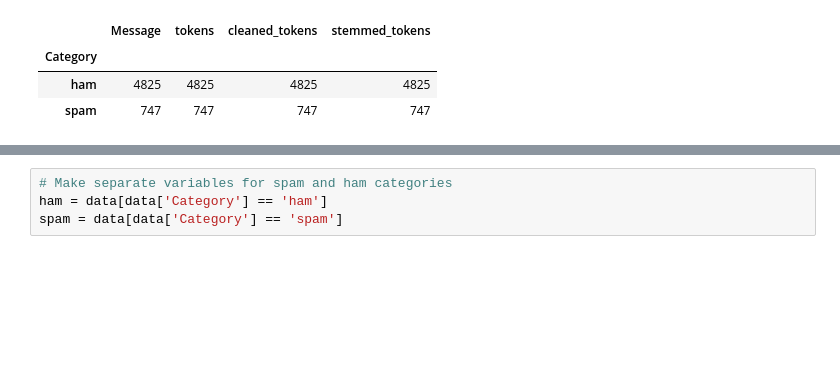
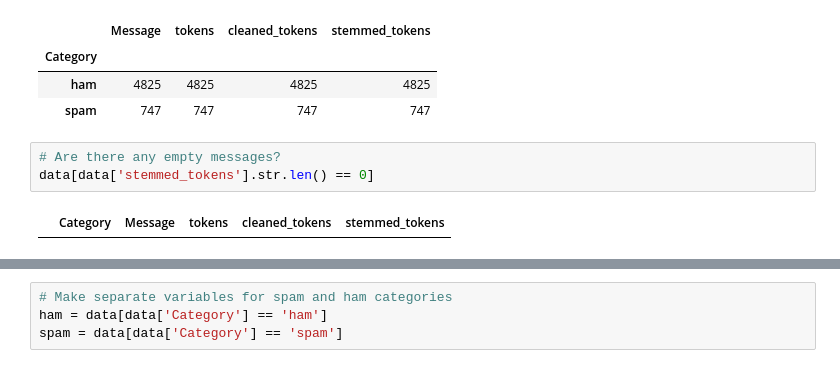
Before and after one commit to DRoozendaal/spam-ham-classification, a Jupyter notebook: spam-ham-classifier.ipynb, the cells around one changed output, grey strips where cells are left out. Saved outputs shown, nothing was run; the diff lists cells and outputs as text; blank space fills up the shorter version.

```diff
--- a/spam-ham-classifier.ipynb
+++ b/spam-ham-classifier.ipynb
@@ -143,3 +147,8 @@ data.groupby('Category').count()
 | Category |  |  |  |  |
 | ham | 4825 | 4825 | 4825 | 4825 |
 | spam | 747 | 747 | 747 | 747 |
+# %%
+# Are there any empty messages?
+data[data['stemmed_tokens'].str.len() == 0]
+# %% [output]
+|  | Category | Message | tokens | cleaned_tokens | stemmed_tokens |
```
Also changed, not shown: parts of 45 cells of this notebook, 2 other files.
